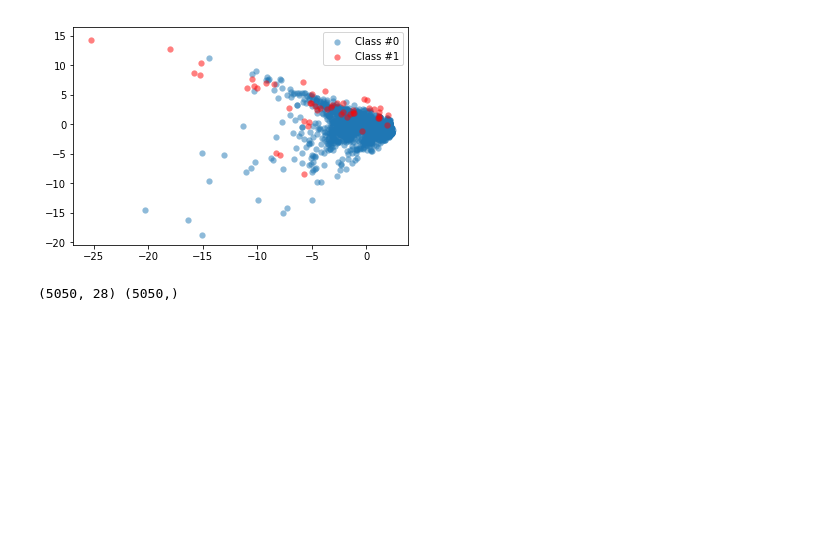
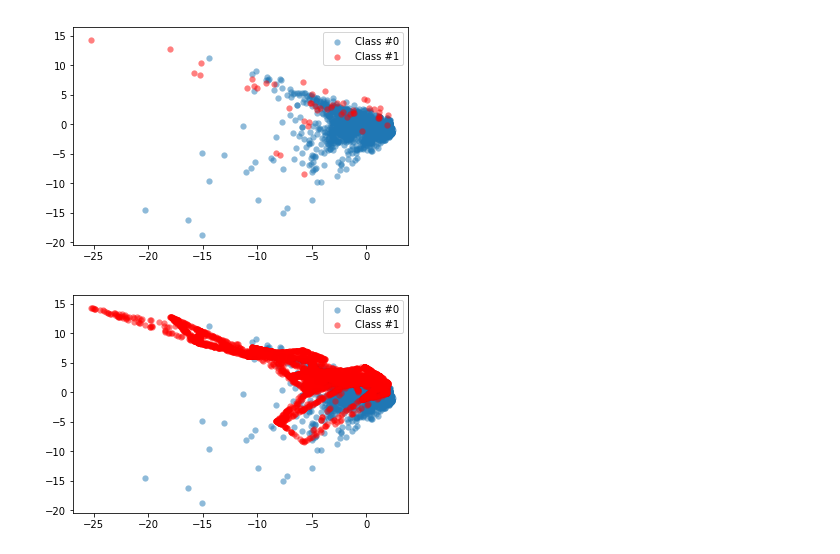
Before and after one commit to rnarv009/Fraud-Detection, a Jupyter notebook: chapter_1/Introduction to fraud detection.ipynb, the cells around one changed output. Drawn from its saved outputs; the diff is of its cells as text; code cells hidden in the pictures; blank space fills up the shorter version.

Commit message:
Applying SMOTE

```diff
--- a/chapter_1/Introduction to fraud detection.ipynb
+++ b/chapter_1/Introduction to fraud detection.ipynb
@@ -73,7 +73,3 @@ print(type(X),type(y))
 plot_data(X, y)
 # %% [output]
 [figure]
-# %%
-print(X.shape,y.shape)
-# %% [output]
-(5050, 28) (5050,)
@@ -79,0 +78,11 @@ print(X.shape,y.shape)
+# %%
+# Define the resampling method
+method = SMOTE(kind='regular')
+# %%
+# Create the resampled feature set
+X_resampled, y_resampled = method.fit_sample(X, y)
+# %%
+# Plot the resampled data
+plot_data(X_resampled, y_resampled)
+# %% [output]
+[figure, added]
```
Also changed, not shown: parts of 1 cell of this notebook.
